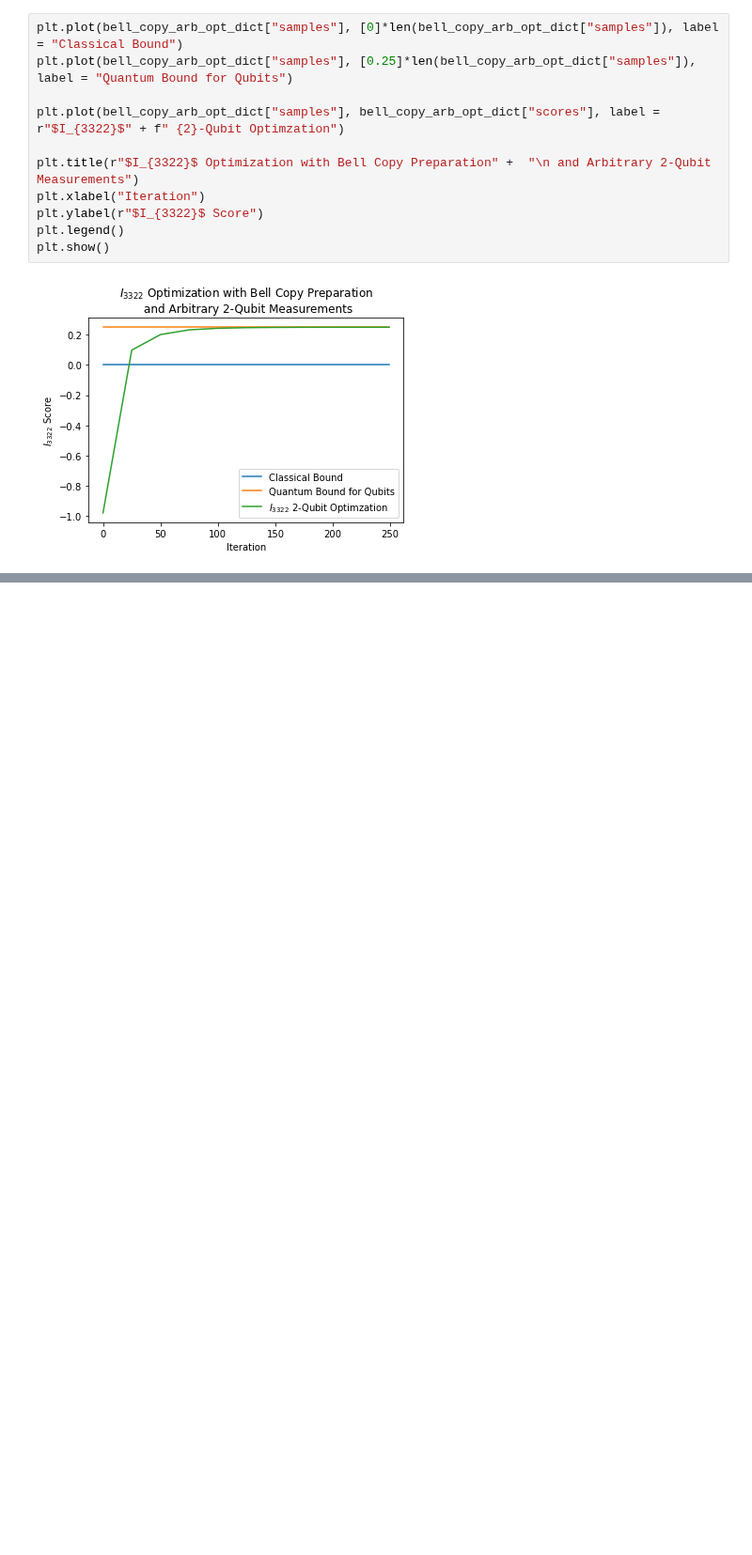
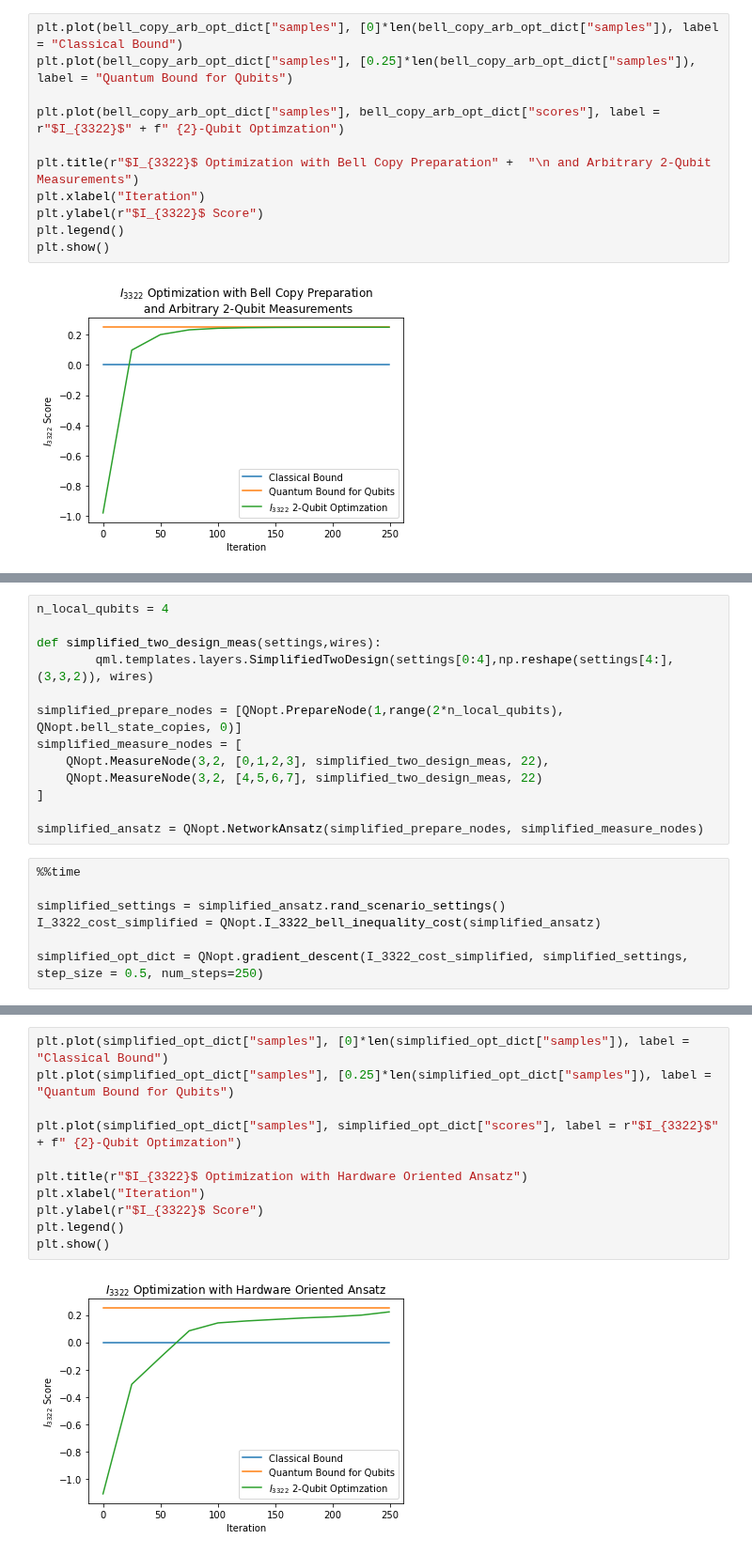
Before and after one commit to ChitambarLab/qNetVO, a Jupyter notebook: notebook/bipartite_nonsignaling_I3322_violations_by_dimension.ipynb, the cells around one changed output, grey strips where cells are left out. Shown at 94% size. Cells and saved outputs as stored; diff of their text form; blank space fills up the shorter version.

```diff
--- a/notebook/bipartite_nonsignaling_I3322_violations_by_dimension.ipynb
+++ b/notebook/bipartite_nonsignaling_I3322_violations_by_dimension.ipynb
@@ -418,0 +271,20 @@ plt.show()
+# %%
+n_local_qubits = 4
+
+def simplified_two_design_meas(settings,wires):
+        qml.templates.layers.SimplifiedTwoDesign(settings[0:4],np.reshape(settings[4:], (3,3,2)), wires)
+
+simplified_prepare_nodes = [QNopt.PrepareNode(1,range(2*n_local_qubits), QNopt.bell_state_copies, 0)]
+simplified_measure_nodes = [
+    QNopt.MeasureNode(3,2, [0,1,2,3], simplified_two_design_meas, 22),
+    QNopt.MeasureNode(3,2, [4,5,6,7], simplified_two_design_meas, 22)
+]
+
+simplified_ansatz = QNopt.NetworkAnsatz(simplified_prepare_nodes, simplified_measure_nodes)
+# %%
+%%time
+
+simplified_settings = simplified_ansatz.rand_scenario_settings()
+I_3322_cost_simplified = QNopt.I_3322_bell_inequality_cost(simplified_ansatz)
+
+simplified_opt_dict = QNopt.gradient_descent(I_3322_cost_simplified, simplified_settings, step_size = 0.5, num_steps=250)
@@ -418,0 +304,13 @@ plt.show()
+# %%
+plt.plot(simplified_opt_dict["samples"], [0]*len(simplified_opt_dict["samples"]), label = "Classical Bound")
+plt.plot(simplified_opt_dict["samples"], [0.25]*len(simplified_opt_dict["samples"]), label = "Quantum Bound for Qubits")
+
+plt.plot(simplified_opt_dict["samples"], simplified_opt_dict["scores"], label = r"$I_{3322}$" + f" {2}-Qubit Optimzation")
+
+plt.title(r"$I_{3322}$ Optimization with Hardware Oriented Ansatz")
+plt.xlabel("Iteration")
+plt.ylabel(r"$I_{3322}$ Score")
+plt.legend()
+plt.show()
+# %% [output]
+[figure, added]
```
Also changed, not shown: parts of 25 cells of this notebook.
